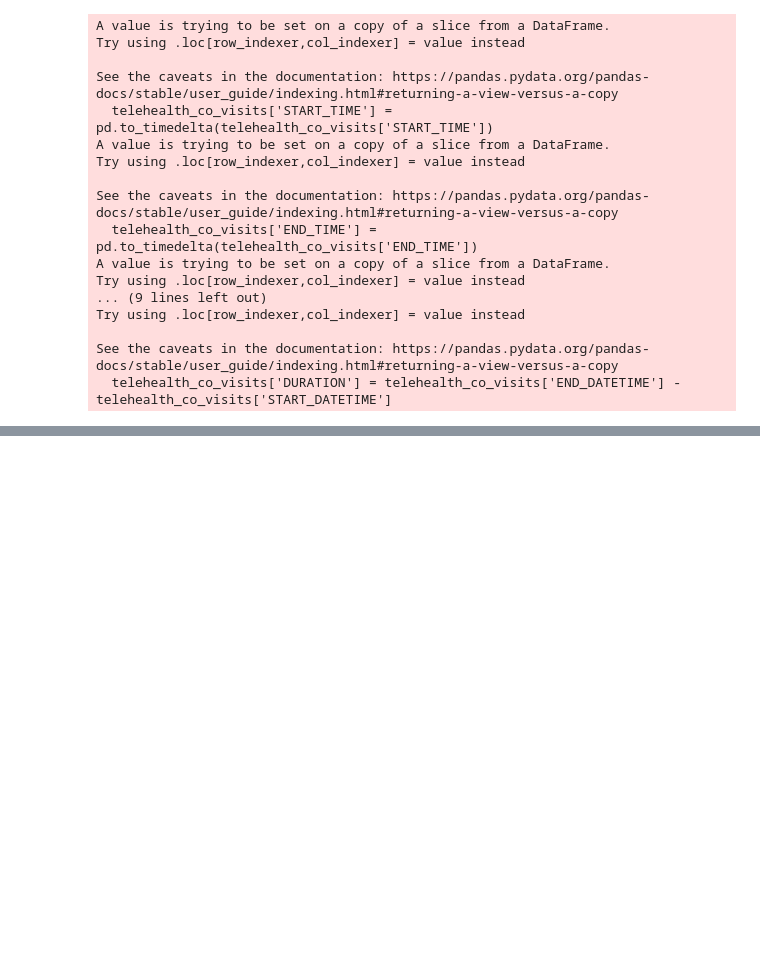
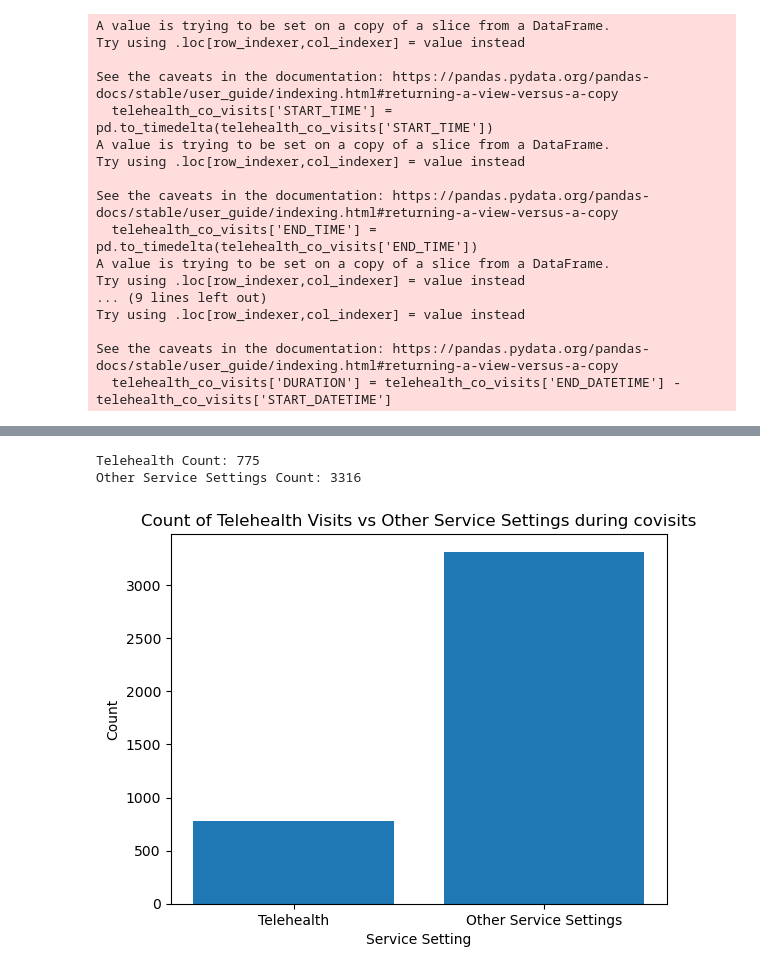
Before and after one commit to NSS-Data-Analytics-Cohort-8/teis_da8_1-should-pad-alytics, a Jupyter notebook: notebook/telehealth_analysis.ipynb, the cells around one changed output, grey strips where cells are left out. Cells and saved outputs as stored; diff of their text form; code cells hidden in the pictures; blank space fills up the shorter version.

```diff
--- a/notebook/telehealth_analysis.ipynb
+++ b/notebook/telehealth_analysis.ipynb
@@ -220,0 +233,32 @@ See the caveats in the documentation: https://pandas.pydata.org/pandas-docs/stab
+# %%
+# Filter the data for the specified IFSP Teaming ID name
+covisit_data = df1[df1['IFSP Teaming ID name'] == 'Co-Visit']
+
+# Count the number of telehealth visits
+telehealth_count = covisit_data[covisit_data['SERVICE_SETTING'] == 'Telehealth'].shape[0]
+
+# Count the number of other service settings
+other_count = covisit_data[covisit_data['SERVICE_SETTING'] != 'Telehealth'].shape[0]
+
+print("Telehealth Count:", telehealth_count)
+print("Other Service Settings Count:", other_count)
+# %% [output]
+Telehealth Count: 775
+Other Service Settings Count: 3316
+# %%
+# Define the data
+categories = ['Telehealth', 'Other Service Settings']
+counts = [telehealth_count, other_count]
+
+# Create the bar plot
+plt.bar(categories, counts)
+
+# Add labels and title
+plt.xlabel('Service Setting')
+plt.ylabel('Count')
+plt.title('Count of Telehealth Visits vs Other Service Settings during covisits')
+
+# Display the plot
+plt.show()
+# %% [output]
+[figure, added]
```
Also changed, not shown: parts of 13 cells of this notebook.
